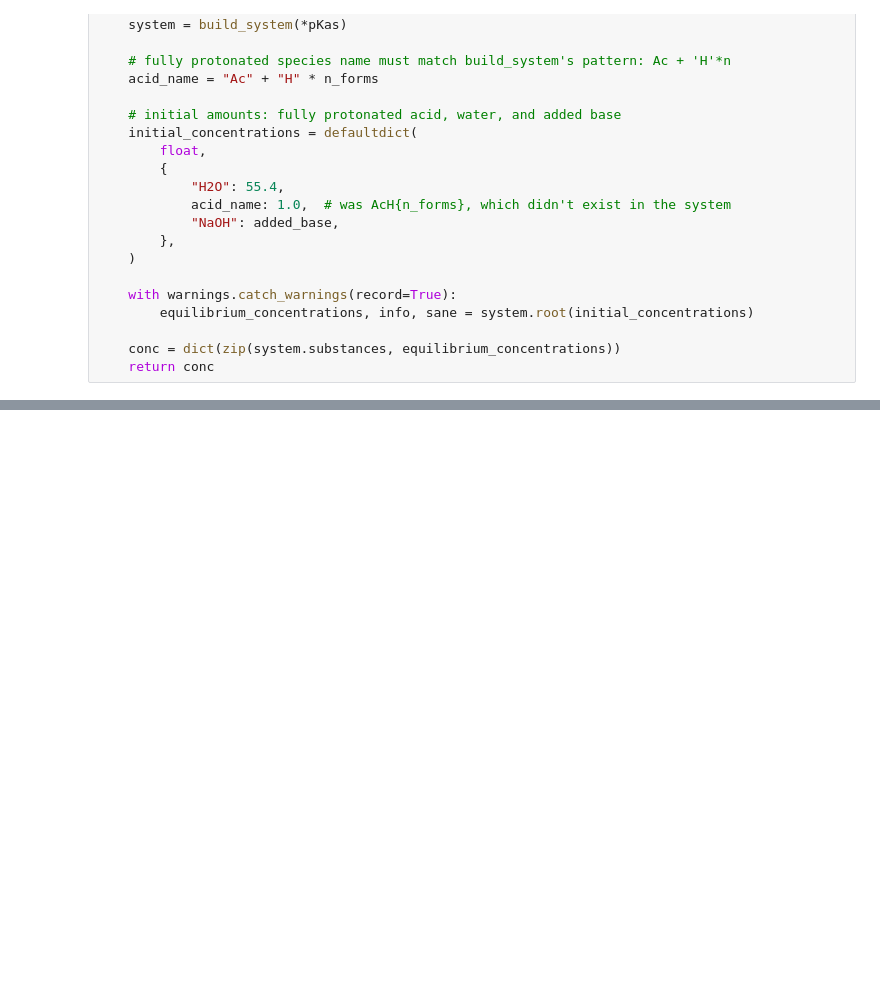
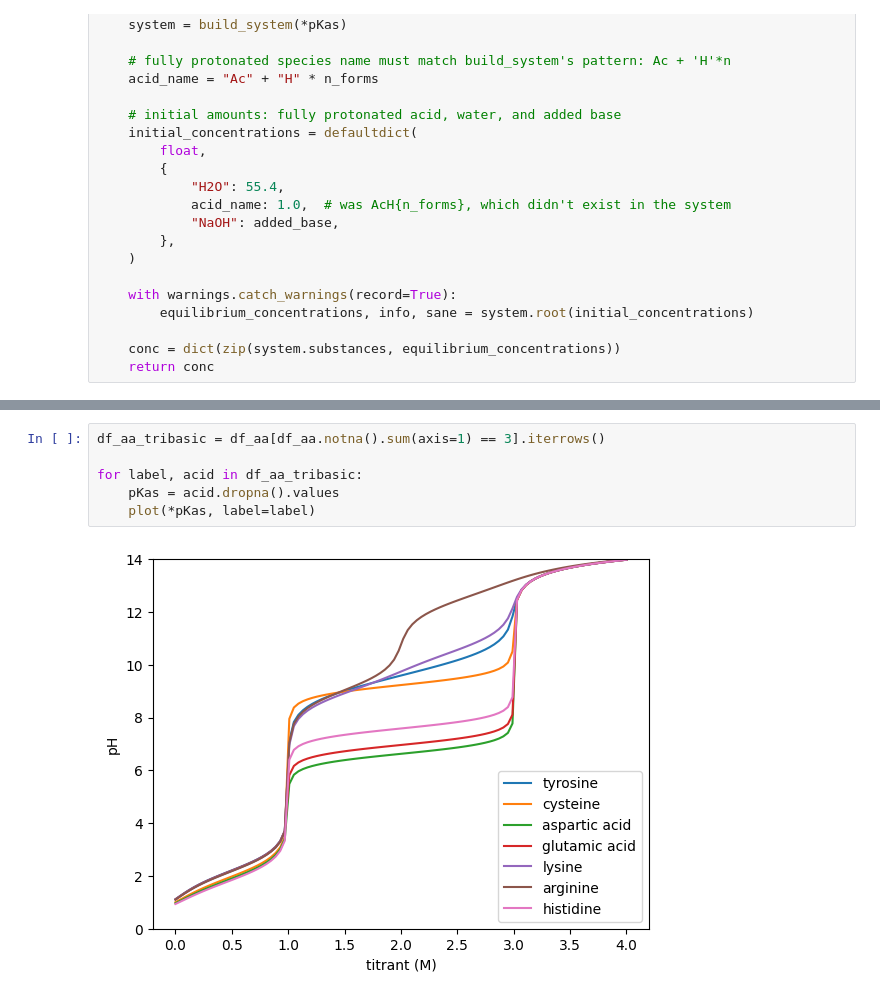
Before and after one commit to vsheg/website, a Jupyter notebook: posts/2023-01-18-buffer-python/titration.ipynb, the cells around one changed output, grey strips where cells are left out. Saved outputs shown, nothing was run; the diff lists cells and outputs as text; blank space fills up the shorter version.

```diff
--- a/posts/2023-01-18-buffer-python/titration.ipynb
+++ b/posts/2023-01-18-buffer-python/titration.ipynb
@@ -145,0 +240,8 @@ plot(1.0, 5.0, 9.0)
+# %%
+df_aa_tribasic = df_aa[df_aa.notna().sum(axis=1) == 3].iterrows()
+
+for label, acid in df_aa_tribasic:
+    pKas = acid.dropna().values
+    plot(*pKas, label=label)
+# %% [output]
+[figure, added]
```
Also changed, not shown: parts of 20 cells of this notebook.
